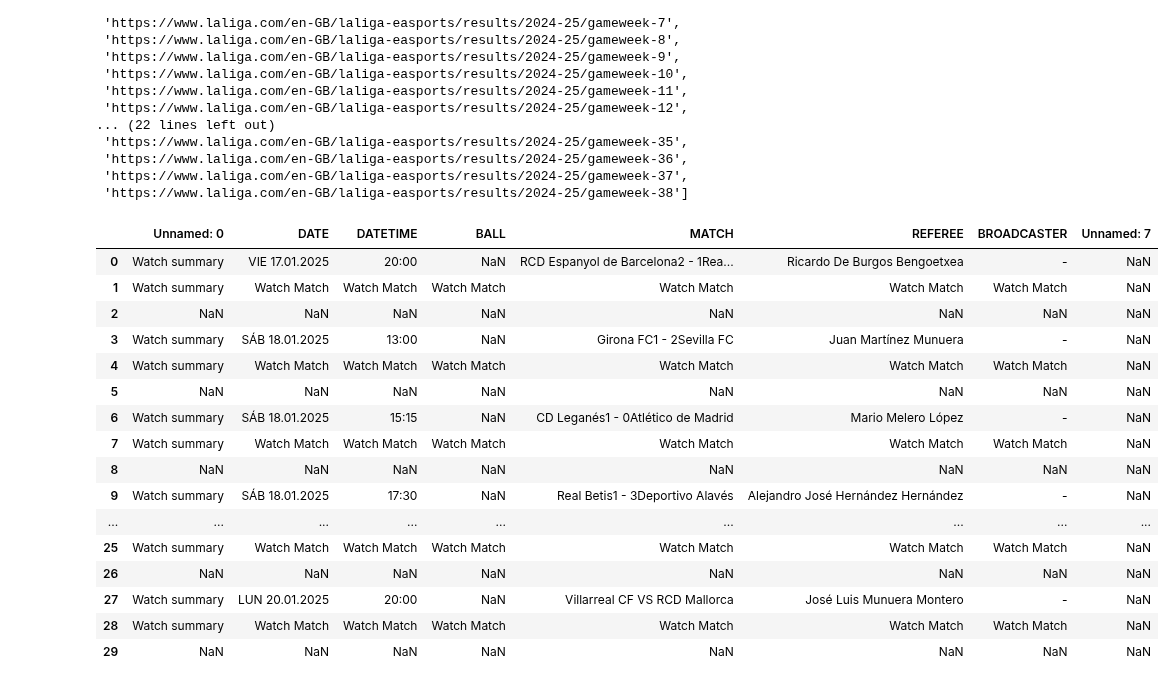
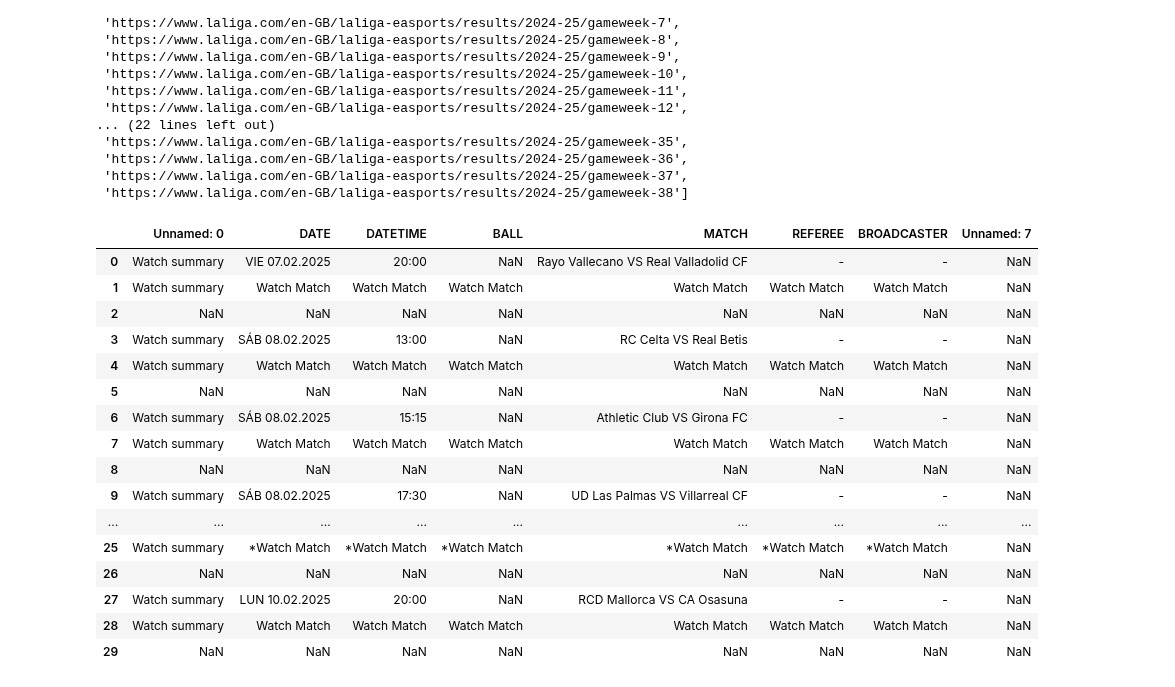
Before and after one commit to bryanpintado/fc-barcelona-dashboard, a Jupyter notebook: main.ipynb, the cells around one changed output. Drawn from its saved outputs; the diff is of its cells as text; code cells hidden in the pictures.

```diff
--- a/main.ipynb
+++ b/main.ipynb
@@ -102,28 +102,28 @@ game_week_links
 # %%
 def get_raw_game_week_df(week_number):
     game_week = game_week_links[week_number - 1]
     #html from page
     data = requests.get(game_week).text
     #get table and make df
     df = pd.read_html(data)[0]
     return df
-get_raw_game_week_df(20)
+get_raw_game_week_df(23)
 # %% [output]
 |  | Unnamed: 0 | DATE | DATETIME | BALL | MATCH | REFEREE | BROADCASTER | Unnamed: 7 |
-| 0 | Watch summary | VIE 17.01.2025 | 20:00 | NaN | RCD Espanyol de Barcelona2 - 1Rea... | Ricardo De Burgos Bengoetxea | - | NaN |
+| 0 | Watch summary | VIE 07.02.2025 | 20:00 | NaN | Rayo Vallecano VS Real Valladolid CF | - | - | NaN |
 | 1 | Watch summary | Watch Match | Watch Match | Watch Match | Watch Match | Watch Match | Watch Match | NaN |
 | 2 | NaN | NaN | NaN | NaN | NaN | NaN | NaN | NaN |
-| 3 | Watch summary | SÁB 18.01.2025 | 13:00 | NaN | Girona FC1 - 2Sevilla FC | Juan Martínez Munuera | - | NaN |
+| 3 | Watch summary | SÁB 08.02.2025 | 13:00 | NaN | RC Celta VS Real Betis | - | - | NaN |
 | 4 | Watch summary | Watch Match | Watch Match | Watch Match | Watch Match | Watch Match | Watch Match | NaN |
 | 5 | NaN | NaN | NaN | NaN | NaN | NaN | NaN | NaN |
-| 6 | Watch summary | SÁB 18.01.2025 | 15:15 | NaN | CD Leganés1 - 0Atlético de Madrid | Mario Melero López | - | NaN |
+| 6 | Watch summary | SÁB 08.02.2025 | 15:15 | NaN | Athletic Club VS Girona FC | - | - | NaN |
 | 7 | Watch summary | Watch Match | Watch Match | Watch Match | Watch Match | Watch Match | Watch Match | NaN |
 | 8 | NaN | NaN | NaN | NaN | NaN | NaN | NaN | NaN |
-| 9 | Watch summary | SÁB 18.01.2025 | 17:30 | NaN | Real Betis1 - 3Deportivo Alavés | Alejandro José Hernández Hernández | - | NaN |
+| 9 | Watch summary | SÁB 08.02.2025 | 17:30 | NaN | UD Las Palmas VS Villarreal CF | - | - | NaN |
 | ... | ... | ... | ... | ... | ... | ... | ... | ... |
-| 25 | Watch summary | Watch Match | Watch Match | Watch Match | Watch Match | Watch Match | Watch Match | NaN |
+| 25 | Watch summary | *Watch Match | *Watch Match | *Watch Match | *Watch Match | *Watch Match | *Watch Match | NaN |
 | 26 | NaN | NaN | NaN | NaN | NaN | NaN | NaN | NaN |
-| 27 | Watch summary | LUN 20.01.2025 | 20:00 | NaN | Villarreal CF VS RCD Mallorca | José Luis Munuera Montero | - | NaN |
+| 27 | Watch summary | LUN 10.02.2025 | 20:00 | NaN | RCD Mallorca VS CA Osasuna | - | - | NaN |
 | 28 | Watch summary | Watch Match | Watch Match | Watch Match | Watch Match | Watch Match | Watch Match | NaN |
 | 29 | NaN | NaN | NaN | NaN | NaN | NaN | NaN | NaN |
 # %%
```
Also changed, not shown: parts of 3 cells of this notebook.
